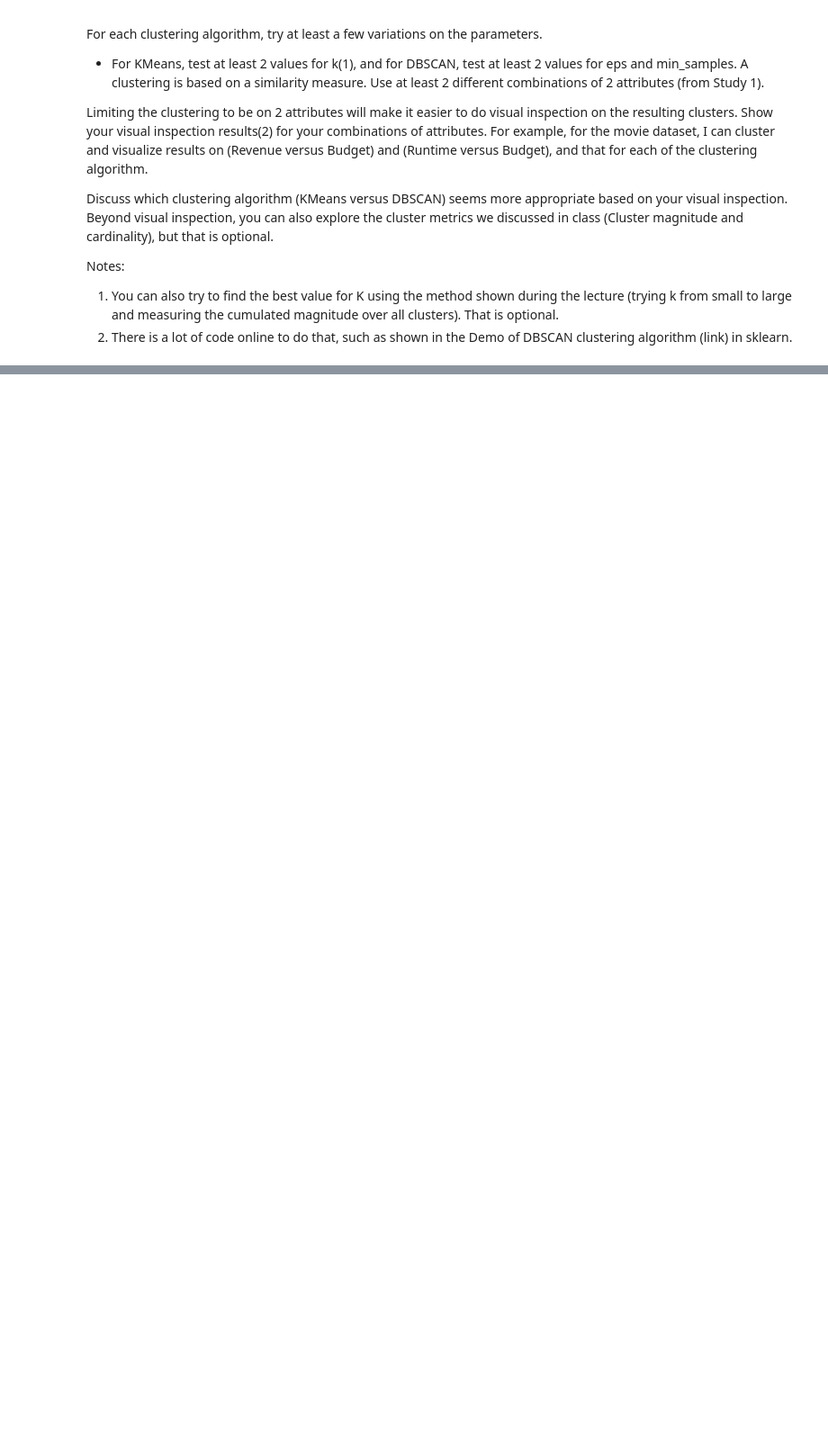
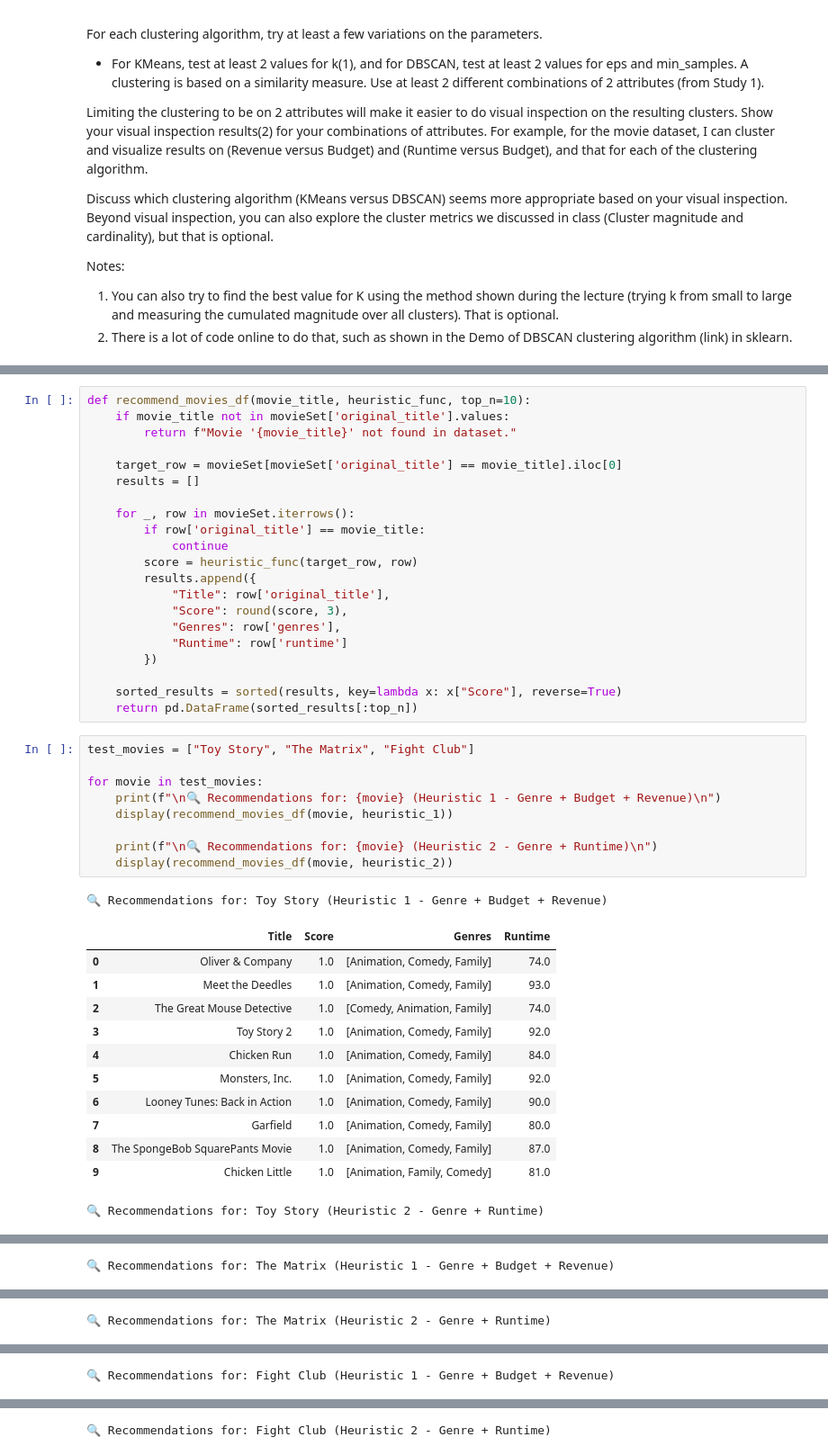
Before and after one commit to jutinwang/A4---CSI4142---GR48, a Jupyter notebook: G48-A4.ipynb, the cells around one changed output, grey strips where cells are left out. Shown at 90% size. Cells and saved outputs as stored; diff of their text form; blank space fills up the shorter version.

```diff
--- a/G48-A4.ipynb
+++ b/G48-A4.ipynb
@@ -595,0 +696,44 @@ Name: count, dtype: int64
+# %%
+def recommend_movies_df(movie_title, heuristic_func, top_n=10):
+    if movie_title not in movieSet['original_title'].values:
+        return f"Movie '{movie_title}' not found in dataset."
+
+    target_row = movieSet[movieSet['original_title'] == movie_title].iloc[0]
+    results = []
+
+    for _, row in movieSet.iterrows():
+        if row['original_title'] == movie_title:
+            continue
+        score = heuristic_func(target_row, row)
+        results.append({
+            "Title": row['original_title'],
+            "Score": round(score, 3),
+            "Genres": row['genres'],
+            "Runtime": row['runtime']
+        })
+
+    sorted_results = sorted(results, key=lambda x: x["Score"], reverse=True)
+    return pd.DataFrame(sorted_results[:top_n])
+# %%
+test_movies = ["Toy Story", "The Matrix", "Fight Club"]
+
+for movie in test_movies:
+    print(f"\n🔍 Recommendations for: {movie} (Heuristic 1 - Genre + Budget + Revenue)\n")
+    display(recommend_movies_df(movie, heuristic_1))
+
+    print(f"\n🔍 Recommendations for: {movie} (Heuristic 2 - Genre + Runtime)\n")
+    display(recommend_movies_df(movie, heuristic_2))
+# %% [output]
+🔍 Recommendations for: Toy Story (Heuristic 1 - Genre + Budget + Revenue)
+|  | Title | Score | Genres | Runtime |
+| 0 | Oliver & Company | 1.0 | [Animation, Comedy, Family] | 74.0 |
+| 1 | Meet the Deedles | 1.0 | [Animation, Comedy, Family] | 93.0 |
+| 2 | The Great Mouse Detective | 1.0 | [Comedy, Animation, Family] | 74.0 |
+| 3 | Toy Story 2 | 1.0 | [Animation, Comedy, Family] | 92.0 |
+| 4 | Chicken Run | 1.0 | [Animation, Comedy, Family] | 84.0 |
+| 5 | Monsters, Inc. | 1.0 | [Animation, Comedy, Family] | 92.0 |
+| 6 | Looney Tunes: Back in Action | 1.0 | [Animation, Comedy, Family] | 90.0 |
+| 7 | Garfield | 1.0 | [Animation, Comedy, Family] | 80.0 |
+| 8 | The SpongeBob SquarePants Movie | 1.0 | [Animation, Comedy, Family] | 87.0 |
+| 9 | Chicken Little | 1.0 | [Animation, Family, Comedy] | 81.0 |
+🔍 Recommendations for: Toy Story (Heuristic 2 - Genre + Runtime)
@@ -595,0 +751 @@ Name: count, dtype: int64
+🔍 Recommendations for: The Matrix (Heuristic 1 - Genre + Budget + Revenue)
@@ -595,0 +763 @@ Name: count, dtype: int64
+🔍 Recommendations for: The Matrix (Heuristic 2 - Genre + Runtime)
@@ -595,0 +775 @@ Name: count, dtype: int64
+🔍 Recommendations for: Fight Club (Heuristic 1 - Genre + Budget + Revenue)
@@ -595,0 +787 @@ Name: count, dtype: int64
+🔍 Recommendations for: Fight Club (Heuristic 2 - Genre + Runtime)
```
Also changed, not shown: parts of 11 cells of this notebook.
